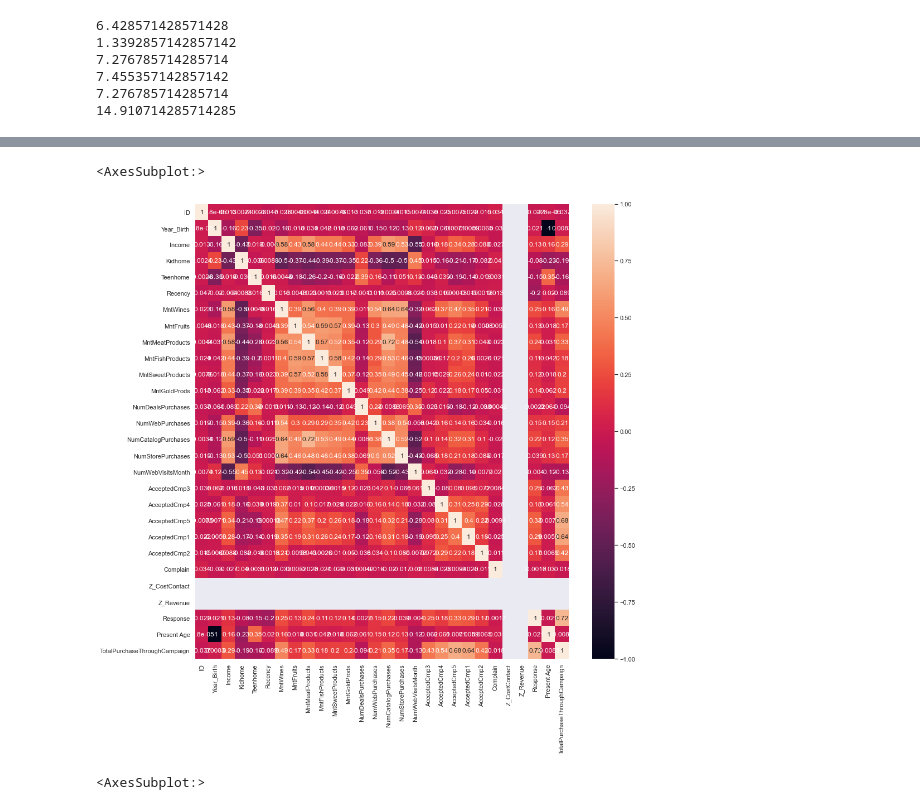
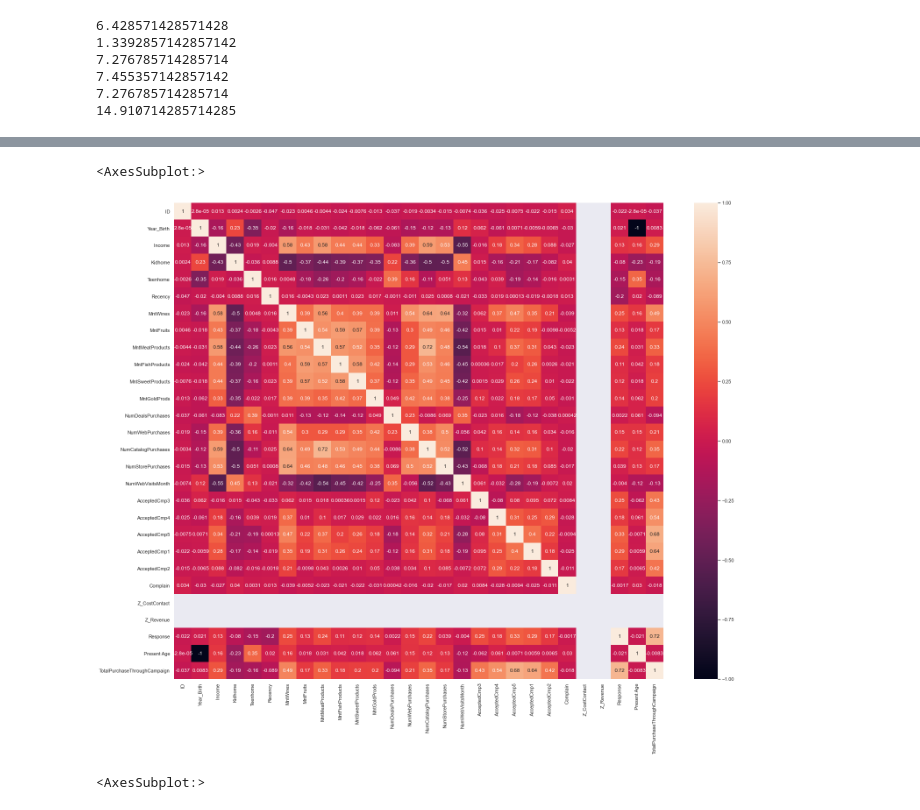
Before and after one commit to gaoqian310/Customer_Personality_Aanlysis, a Jupyter notebook: main.ipynb, the cells around one changed output, grey strips where cells are left out. Cells and saved outputs as stored; diff of their text form; code cells hidden in the pictures.

```diff
--- a/main.ipynb
+++ b/main.ipynb
@@ -119,11 +119,11 @@ sns.displot(x="Education",y="Response",data=data)
 [figure]
 # %%
 #heatmap
-sns.set(rc={'figure.figsize':(15,15)})
+sns.set(rc={'figure.figsize':(25,20)})
 sns.heatmap(data = df.corr(),annot=True)
 # %% [output]
 <AxesSubplot:>
-[figure, old version]
+[figure, new version]
 # %%
 #relation between in store purchases and income
 sns.set(rc={'figure.figsize':(5,5)})
```
Also changed, not shown: parts of 1 cell of this notebook.
